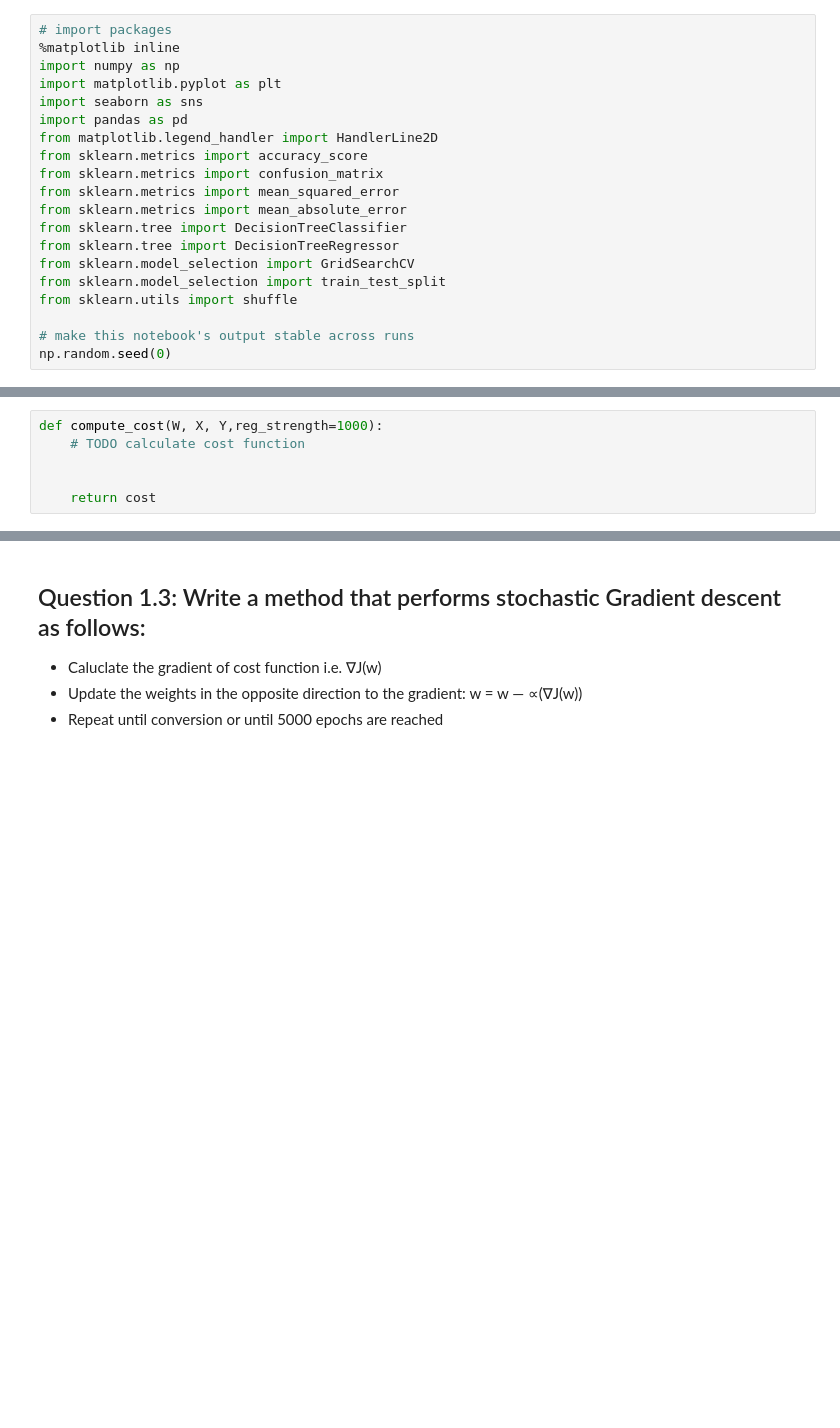
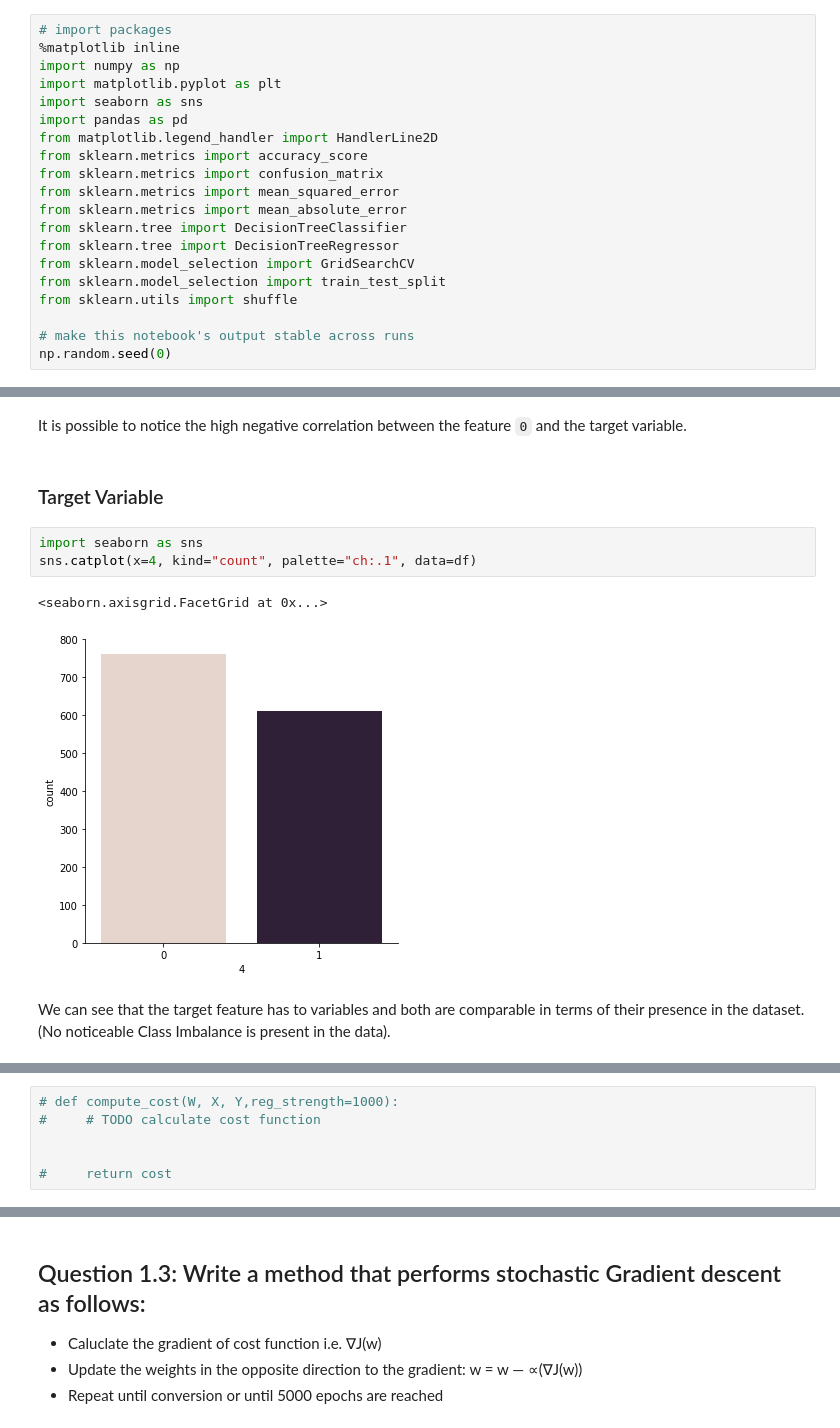
Before and after one commit to rodolfolermacontreras/ML_2_Assignment_5, a Jupyter notebook: MLEARN520-Lesson5-RodolfoLerma.ipynb, the cells around one changed output, grey strips where cells are left out. Cells and saved outputs as stored; diff of their text form; blank space fills up the shorter version.

```diff
--- a/MLEARN520-Lesson5-RodolfoLerma.ipynb
+++ b/MLEARN520-Lesson5-RodolfoLerma.ipynb
@@ -27,10 +117,22 @@ np.random.seed(0)
+# %% [markdown]
+It is possible to notice the high negative correlation between the feature `0` and the target variable.
+# %% [markdown]
+### Target Variable
+# %%
+import seaborn as sns
+sns.catplot(x=4, kind="count", palette="ch:.1", data=df)
+# %% [output]
+<seaborn.axisgrid.FacetGrid at 0x...>
+[figure, added]
+# %% [markdown]
+We can see that the target feature has to variables and both are comparable in terms of their presence in the dataset. (No noticeable Class Imbalance is present in the data).
 # %% [markdown]
 ## Question 1.1: Implement the cost function cost/objective function:
 <img src="https://miro.medium.com/max/688/1*JAS6rUTO7TDlrv4XZSMbsA.png" alt="drawing" width="600"/>
 # %%
-def compute_cost(W, X, Y,reg_strength=1000):
-    # TODO calculate cost function
+# def compute_cost(W, X, Y,reg_strength=1000):
+#     # TODO calculate cost function
 
 
-    return cost
+#     return cost
 # %%
```
Also changed, not shown: parts of 23 cells of this notebook.
